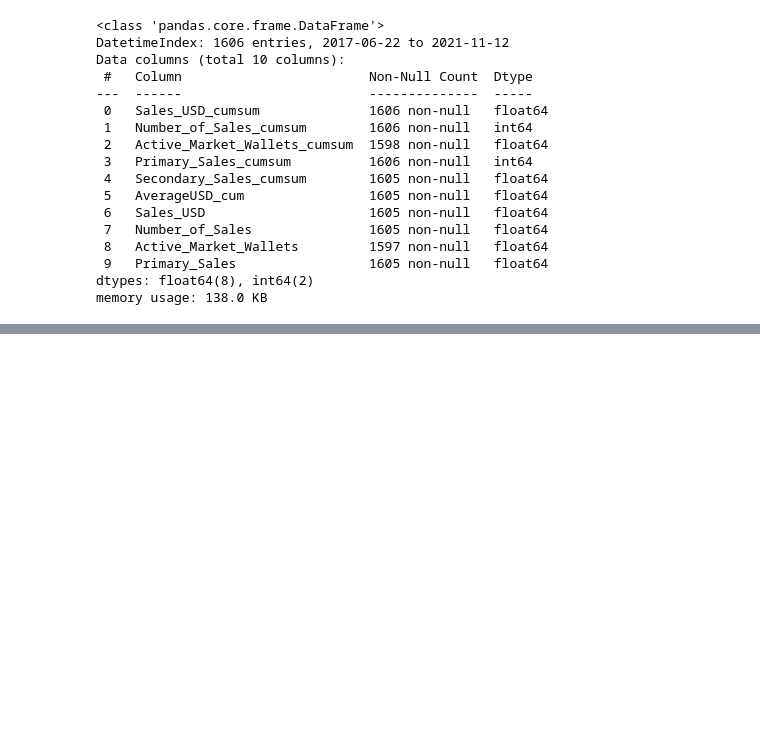
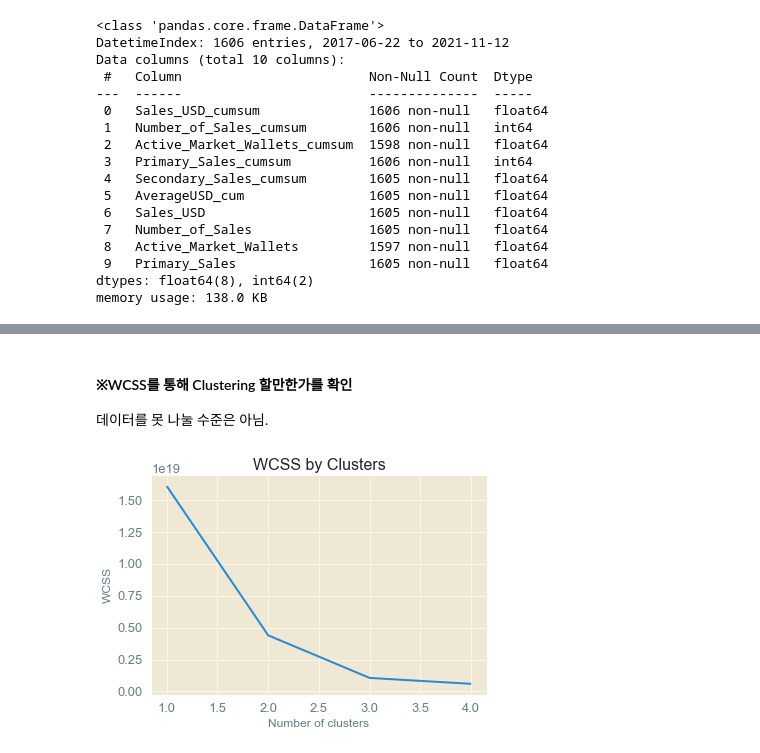
Before and after one commit to cgw03Lau/DAP__, a Jupyter notebook: DAP_Project/DAP_Project_NFT.ipynb, the cells around one changed output, grey strips where cells are left out. Cells and saved outputs as stored; diff of their text form; code cells hidden in the pictures; blank space fills up the shorter version.

```diff
--- a/DAP_Project/DAP_Project_NFT.ipynb
+++ b/DAP_Project/DAP_Project_NFT.ipynb
@@ -153,0 +175,28 @@ df
+# %% [markdown]
+#### ※WCSS를 통해 Clustering 할만한가를 확인
+데이터를 못 나눌 수준은 아님.
+# %%
+import numpy as np
+import matplotlib.pyplot as plt
+from sklearn.cluster import KMeans
+%matplotlib inline
+
+
+X = df.drop(columns=['Collections'])
+# Create 10 models with 1 to 10 clusters
+wcss = []
+for i in range(1,5):
+    kmeans = KMeans(n_clusters = i)
+    # Fit the data points
+    kmeans.fit(X.values)
+    # Get the WCSS (inertia) value
+    wcss.append(kmeans.inertia_)
+
+#Plot the WCSS values onto a line graph
+plt.plot(range(1,5), wcss)
+plt.title('WCSS by Clusters')
+plt.xlabel('Number of clusters')
+plt.ylabel('WCSS')
+plt.show()
+# %% [output]
+[figure, added]
```
Also changed, not shown: parts of 30 cells of this notebook.
